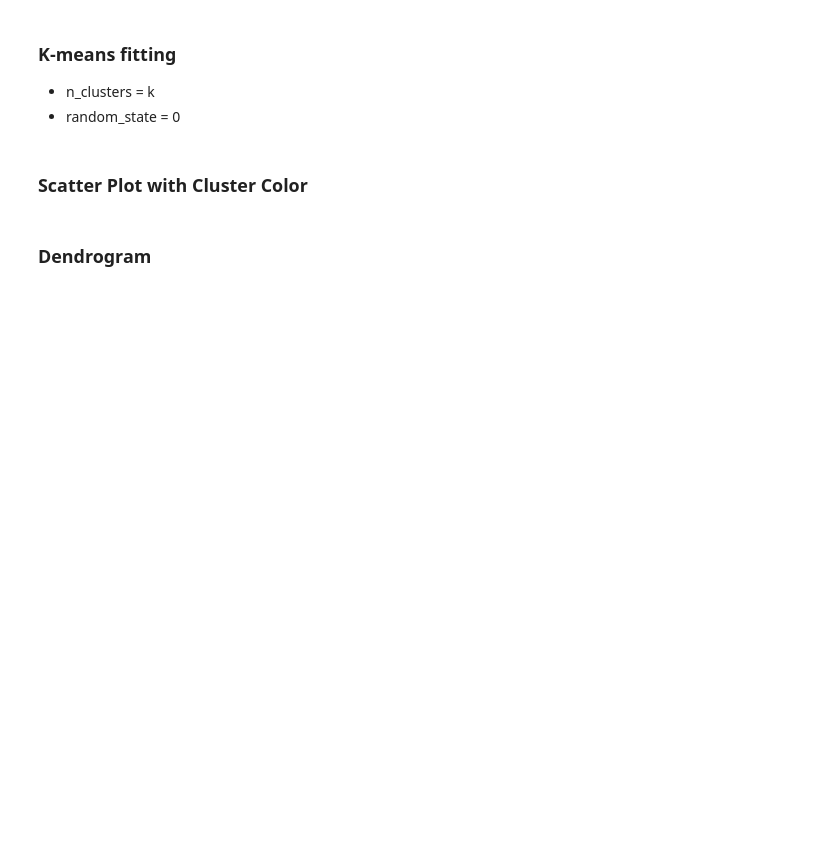
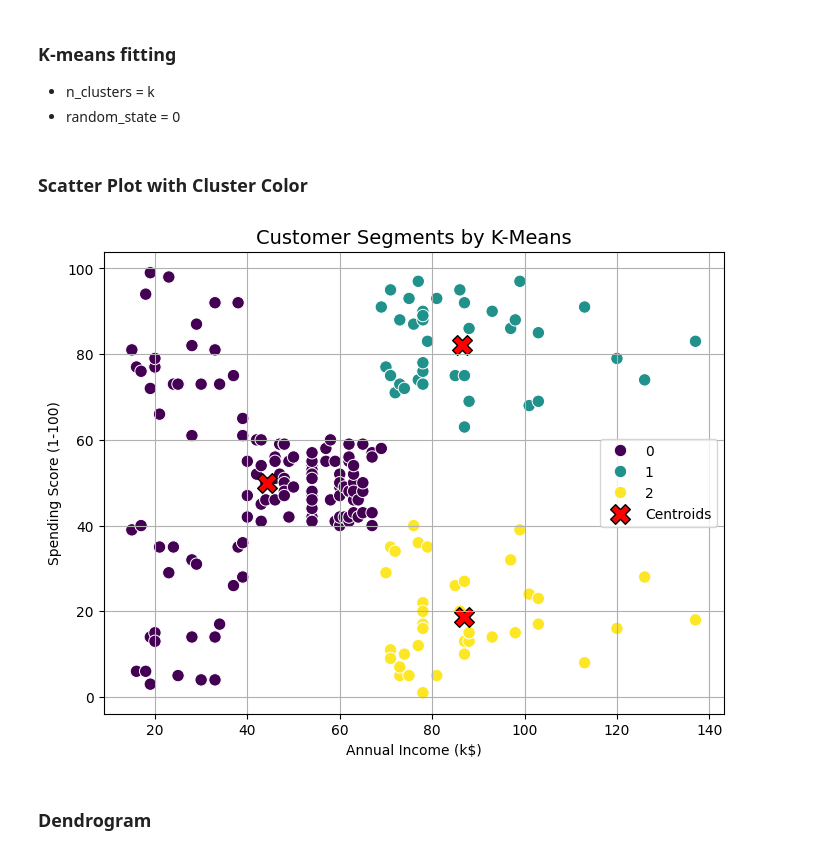
Before and after one commit to jaehoya/AI_intro, a Jupyter notebook: [AI2025]_Clustering.ipynb, the cells around one changed output. Saved outputs shown, nothing was run; the diff lists cells and outputs as text; code cells hidden in the pictures; blank space fills up the shorter version.

```diff
--- a/[AI2025]_Clustering.ipynb
+++ b/[AI2025]_Clustering.ipynb
@@ -67,13 +89,13 @@ from sklearn.cluster import KMeans
 
 k = 3
 
-model = #######
+model = KMeans(n_clusters=k, random_state=0)
 
 # fitting
-model.##############
+model.fit(data)
 
 # predicting
-pred = model.##########
+pred = model.predict(data)
 
 df['cluster'] = pred
 # %% [markdown]
@@ -81,32 +103,34 @@ df['cluster'] = pred
 # %%
 import matplotlib.pyplot as plt
 import seaborn as sns
 
 
 # Scatterplot
 plt.figure(figsize=(8,6))
-sns.################(
+sns.scatterplot(
     x='Annual Income (k$)',
     y='Spending Score (1-100)',
     hue='cluster',            # Divide Cluster Color
     palette='viridis',
     data=df,                  # restoring scale : df
     s=80                      # Dot size
 )
 
 # Spotting Cluster Centroids (restoring original location before z-score)
 centers_original = scaler.inverse_transform(model.cluster_centers_)
 plt.scatter(
     centers_original[:, 0], centers_original[:, 1],
     c='red', s=200, marker='X', edgecolor='black', label='Centroids'
 )
 
 plt.title('Customer Segments by K-Means', fontsize=14)
 plt.xlabel('Annual Income (k$)')
 plt.ylabel('Spending Score (1-100)')
 plt.legend()
 plt.grid(True)
 plt.show()
+# %% [output]
+[figure, added]
 # %% [markdown]
 ### Dendrogram
 # %%
```
Also changed, not shown: parts of 6 cells of this notebook.
